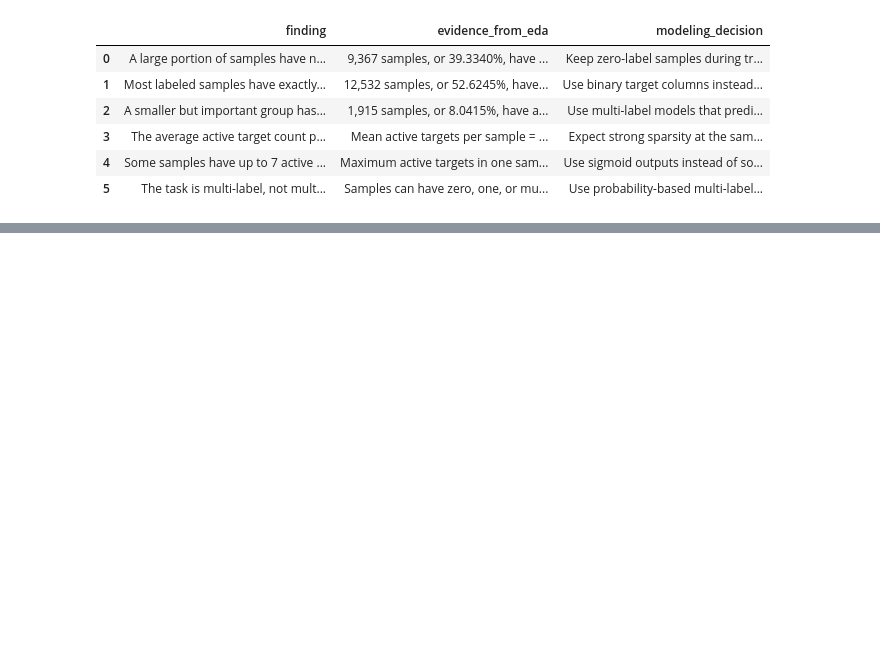
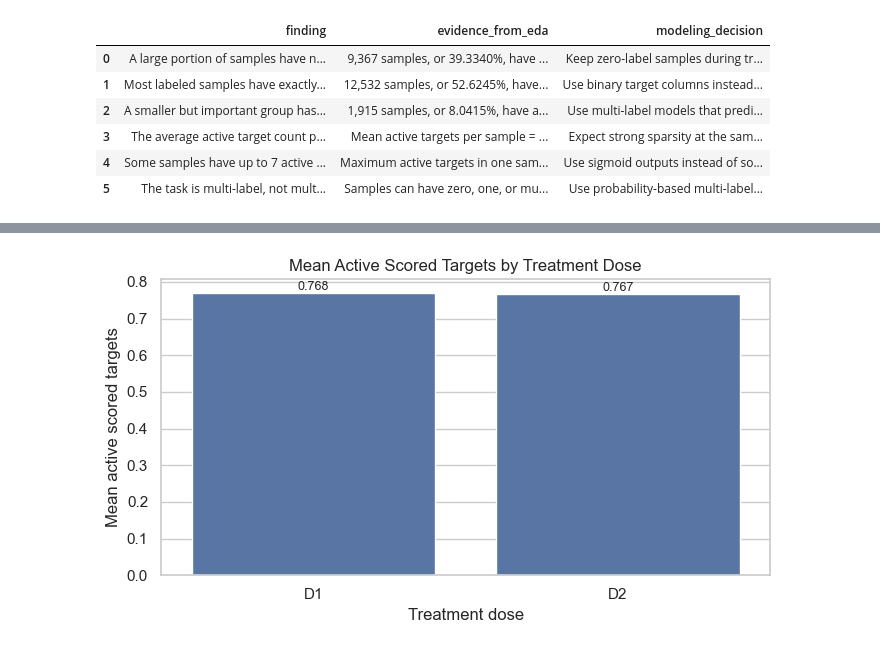
Before and after one commit to kawsar07ahmmed0712-rgb/moa-prediction-drug-response, a Jupyter notebook: notebooks/02_eda.ipynb, the cells around one changed output, grey strips where cells are left out. Cells and saved outputs as stored; diff of their text form; code cells hidden in the pictures; blank space fills up the shorter version.

```diff
--- a/notebooks/02_eda.ipynb
+++ b/notebooks/02_eda.ipynb
@@ -1222,0 +1418,28 @@ sample_label_insight_table
+# %%
+plt.figure(figsize=(7, 4))
+
+sns.barplot(
+    data=cp_dose_target_activity,
+    x="cp_dose",
+    y="mean_active_targets"
+)
+
+plt.title("Mean Active Scored Targets by Treatment Dose")
+plt.xlabel("Treatment dose")
+plt.ylabel("Mean active scored targets")
+
+for index, row in cp_dose_target_activity.iterrows():
+    plt.text(
+        index,
+        row["mean_active_targets"],
+        f'{row["mean_active_targets"]:.3f}',
+        ha="center",
+        va="bottom",
+        fontsize=9
+    )
+
+plt.tight_layout()
+plt.savefig(FIGURE_DIR / "section_3_4_target_activity_by_cp_dose.png", dpi=300, bbox_inches="tight")
+plt.show()
+# %% [output]
+[figure, added]
```
Also changed, not shown: parts of 16 cells of this notebook.
